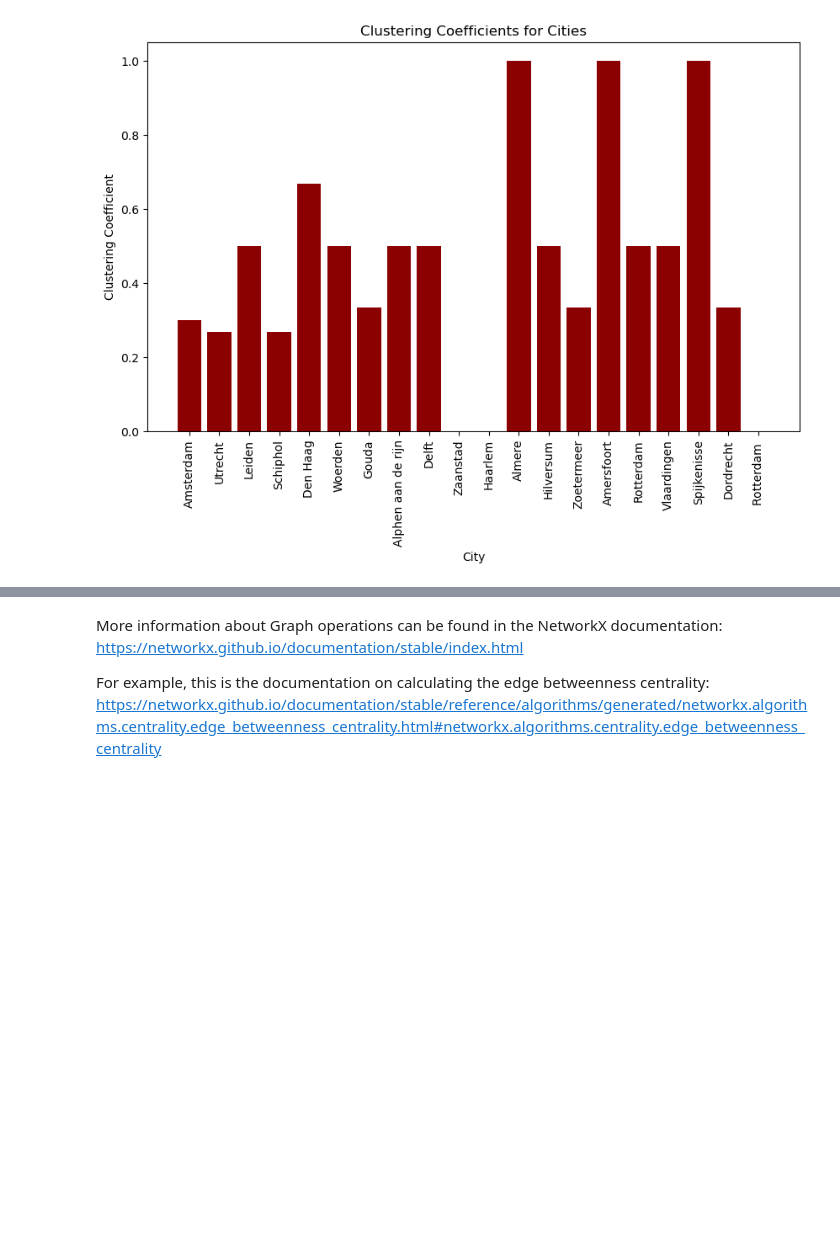
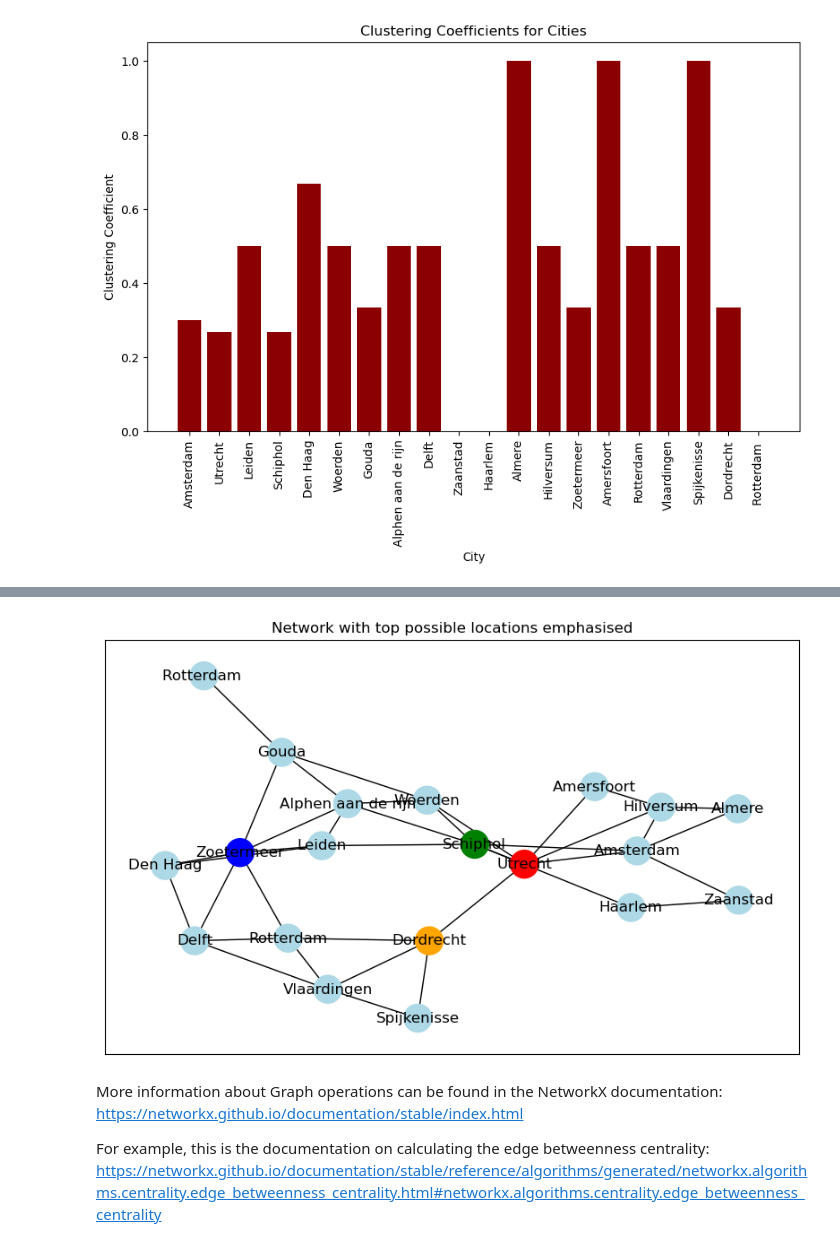
Before and after one commit to ElizeBr/Networked-Systems-Group-Assignment, a Jupyter notebook: Randstad.ipynb, the cells around one changed output, grey strips where cells are left out. Saved outputs shown, nothing was run; the diff lists cells and outputs as text; code cells hidden in the pictures; blank space fills up the shorter version.

```diff
--- a/Randstad.ipynb
+++ b/Randstad.ipynb
@@ -305,3 +375,25 @@ plt.show()
+# %%
+#make a new visualisation with the top 4 places we are now considering
+# Define node colors
+node_colors = {
+    'Utrecht': 'red',
+    'Zoetermeer': 'blue',
+    'Schiphol': 'green',
+    'Dordrecht': 'orange'
+}
+
+plt.figure(figsize=(10, 6))
+pos = nx.spring_layout(Randstad_Graph)
+nx.draw_networkx_nodes(Randstad_Graph, pos=pos, node_color=[node_colors.get(node, 'lightblue') for node in Randstad_Graph.nodes()], node_size=500)
+
+nx.draw_networkx_edges(Randstad_Graph, pos=pos)
+
+nx.draw_networkx_labels(Randstad_Graph, pos=pos)
+
+plt.title('Network with top possible locations emphasised')
+plt.show()
+# %% [output]
+[figure, added]
 # %% [markdown]
 More information about Graph operations can be found in the NetworkX documentation:
 https://networkx.github.io/documentation/stable/index.html
```
Also changed, not shown: parts of 2 cells of this notebook.
